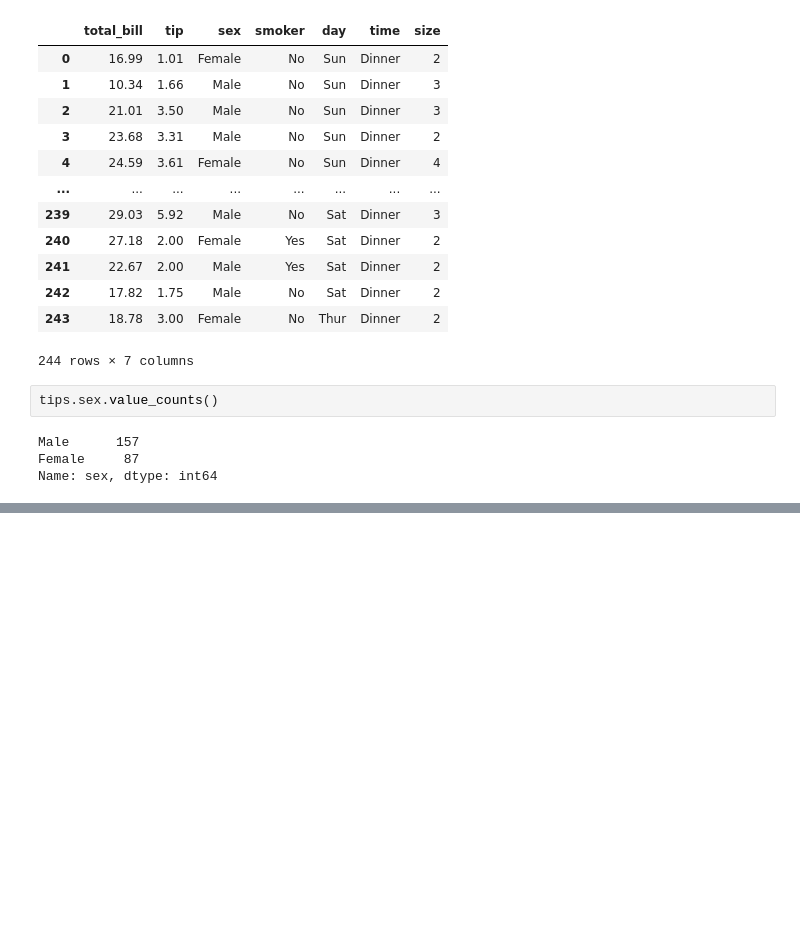
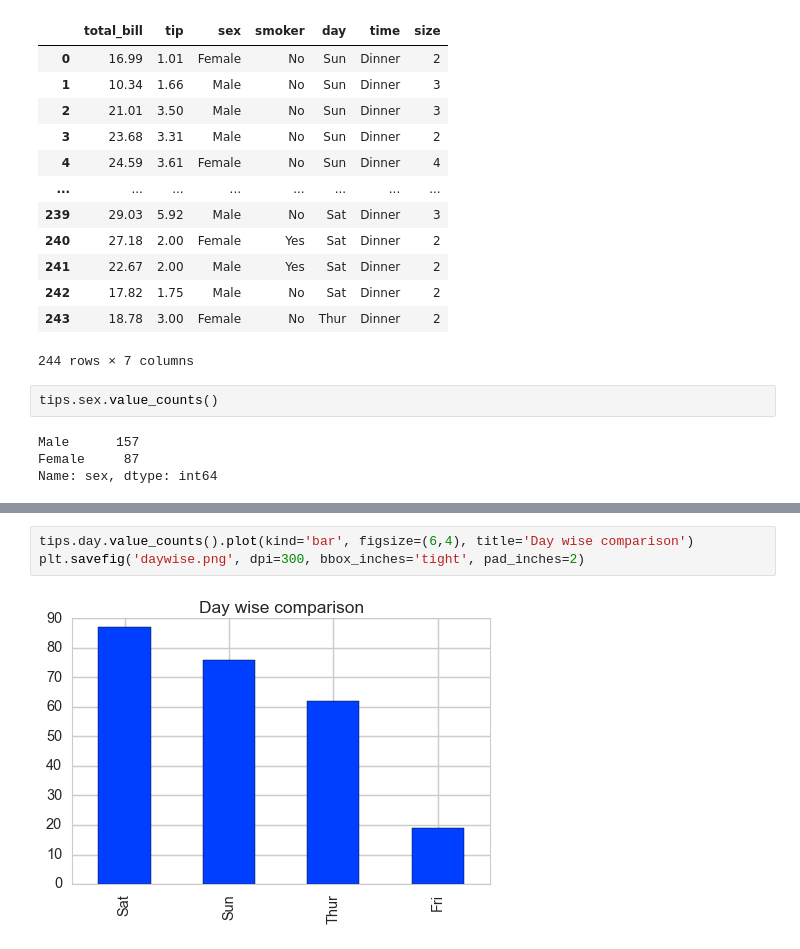
Before and after one commit to digipodium/DP-NOV-PYDS-1030-WSS, a Jupyter notebook: analysis/visualization.ipynb, the cells around one changed output, grey strips where cells are left out. Cells and saved outputs as stored; diff of their text form; blank space fills up the shorter version.

```diff
--- a/analysis/visualization.ipynb
+++ b/analysis/visualization.ipynb
@@ -199,0 +196,5 @@ tips.sex.value_counts().plot(kind='pie',
+# %%
+tips.day.value_counts().plot(kind='bar', figsize=(6,4), title='Day wise comparison')
+plt.savefig('daywise.png', dpi=300, bbox_inches='tight', pad_inches=2)
+# %% [output]
+[figure, added]
```
Also changed, not shown: parts of 29 cells of this notebook, 2 other files.
